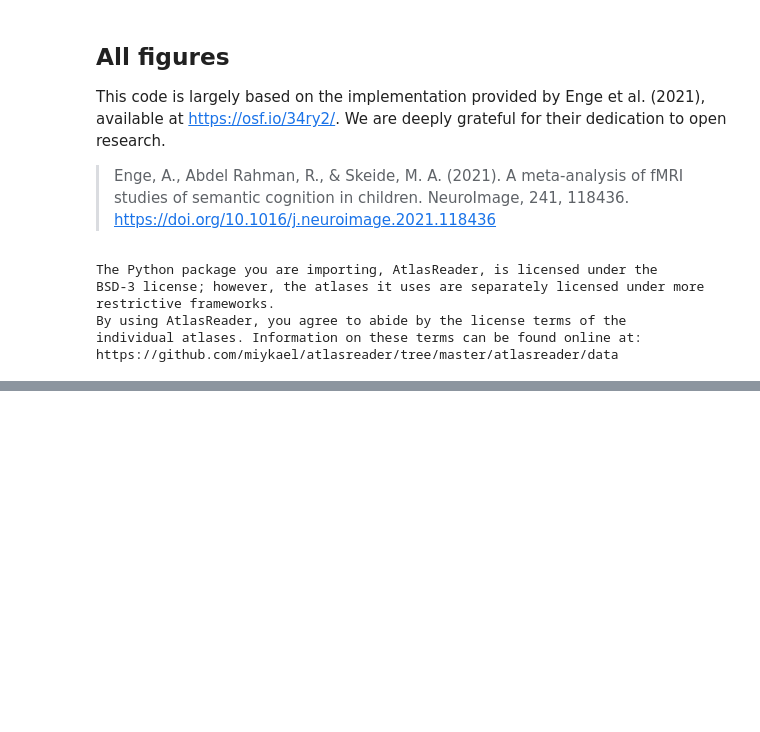
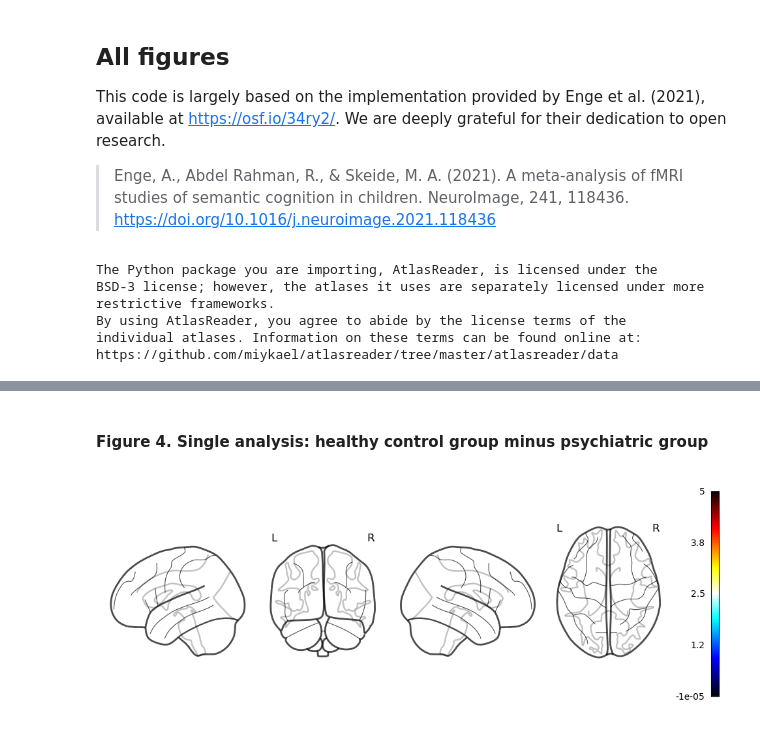
Before and after one commit to shanshan717/Self_Psych_Meta, a Jupyter notebook: code/py03_figures.ipynb, the cells around one changed output, grey strips where cells are left out. Saved outputs shown, nothing was run; the diff lists cells and outputs as text; code cells hidden in the pictures; blank space fills up the shorter version.

```diff
--- a/code/py03_figures.ipynb
+++ b/code/py03_figures.ipynb
@@ -169,0 +103,22 @@ display(tab2)
+# %% [markdown]
+#### Figure 4.  Single analysis:  healthy control group minus psychiatric group
+# %%
+# Figure 4 -  single analysis - healthy control group minus psychiatric group
+
+# Define the file path for the Z-thresholded image of the healthy control group minus the psychiatric group
+ale_thresh_z_controls_minus_patients = "../results/ale/control_minus_patient_z_size_level_thresh.nii.gz"
+
+# Generate the glass brain visualization for the difference between the control and psychiatric groups
+fig3 = plotting.plot_glass_brain(ale_thresh_z_controls_minus_patients,
+                                 display_mode="lyrz",
+                                 cmap="cold_white_hot",
+                                 vmin=0,
+                                 vmax=5,
+                                 colorbar=True)
+
+# Save the visualization in multiple formats
+plt.savefig('../results/figures/ale_controls_minus_patients.svg')
+plt.savefig('../results/figures/ale_controls_minus_patients.pdf')
+plt.savefig('../results/figures/ale_controls_minus_patients.png')
+# %% [output]
+[figure, added]
```
Also changed, not shown: parts of 10 cells of this notebook, 12 other files.
